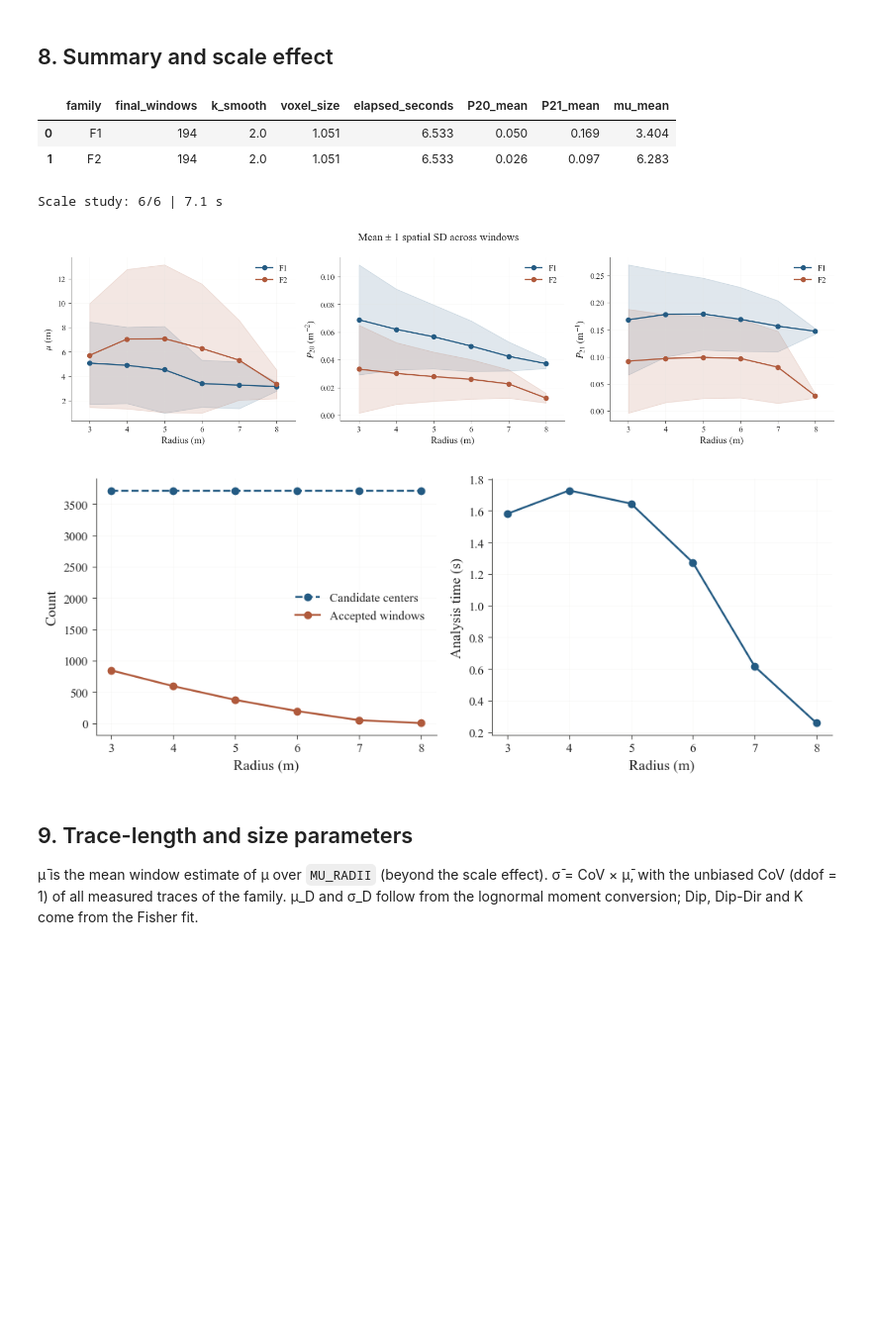
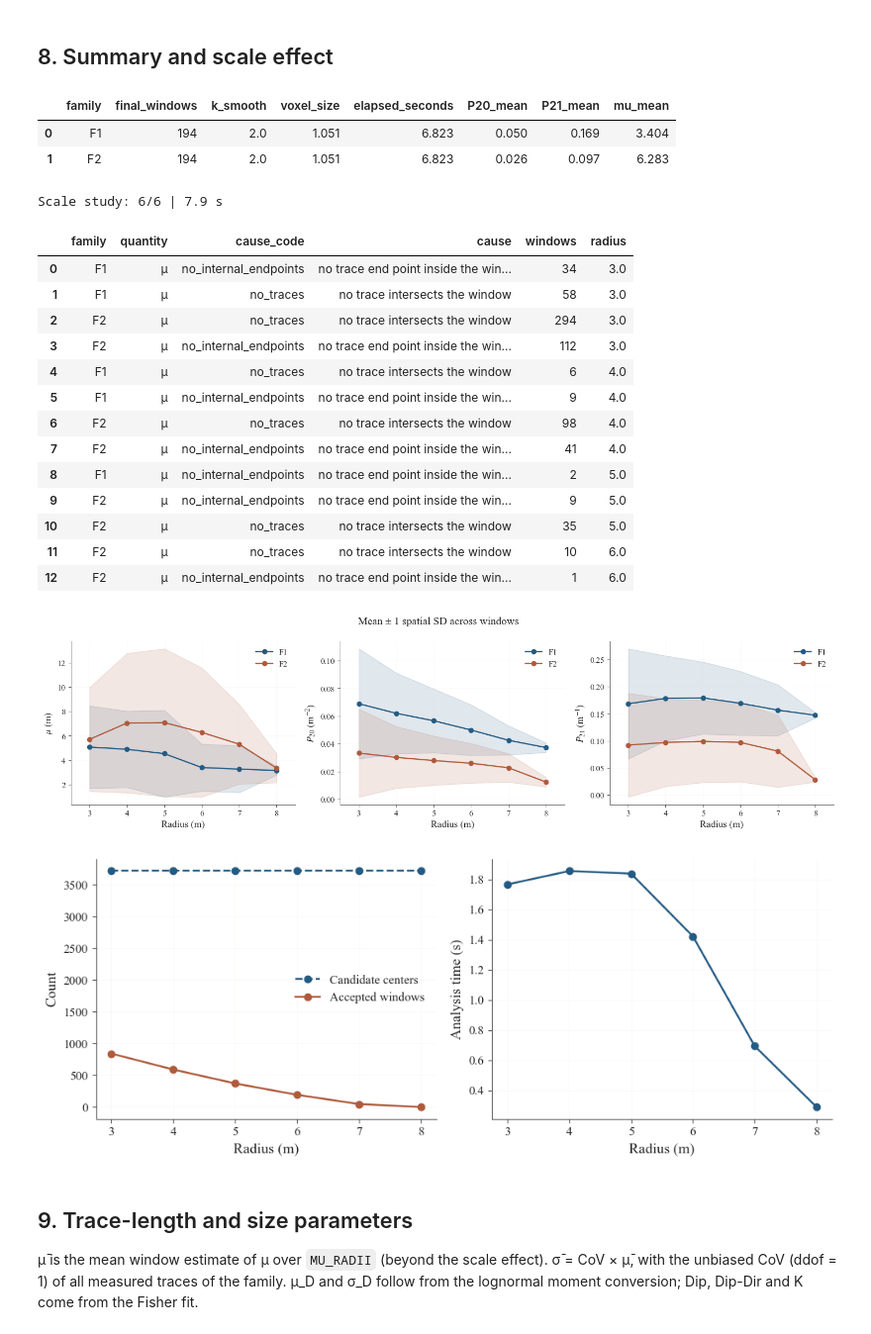
Before and after one commit to GaldinoMagalhaes/TM-Scan-Discontinuity-Analysis-library, a Jupyter notebook: case_studies/slope_01/case_study.ipynb, the cells around one changed output. Shown at 99% size. Drawn from its saved outputs; the diff is of its cells as text; code cells hidden in the pictures; blank space fills up the shorter version.

```diff
--- a/case_studies/slope_01/case_study.ipynb
+++ b/case_studies/slope_01/case_study.ipynb
@@ -176,17 +219,35 @@ roughness.plot();
 # %%
 columns = ["family", "final_windows", "k_smooth", "voxel_size", "elapsed_seconds", "P20_mean", "P21_mean", "mu_mean"]
 display(result.summary()[columns].round(3))
 
 study = tm.radius_study(data, SCALE_RADII, sampling=tm.Sampling(k_smooth=K_SMOOTH))
 tm.plot_study(study)
 tm.plot_sampling(study);
+
+undefined = pd.concat([run.undefined_summary().assign(radius=run.window.radius) for run in study.runs],
+                      ignore_index=True)
+display(undefined)                                          # undefined (NaN) estimates per radius and cause
 # %% [output]
 |  | family | final_windows | k_smooth | voxel_size | elapsed_seconds | P20_mean | P21_mean | mu_mean |
-| 0 | F1 | 194 | 2.0 | 1.051 | 6.533 | 0.050 | 0.169 | 3.404 |
-| 1 | F2 | 194 | 2.0 | 1.051 | 6.533 | 0.026 | 0.097 | 6.283 |
+| 0 | F1 | 194 | 2.0 | 1.051 | 6.823 | 0.050 | 0.169 | 3.404 |
+| 1 | F2 | 194 | 2.0 | 1.051 | 6.823 | 0.026 | 0.097 | 6.283 |
-Scale study: 6/6 | 7.1 s
+Scale study: 6/6 | 7.9 s
+|  | family | quantity | cause_code | cause | windows | radius |
+| 0 | F1 | μ | no_internal_endpoints | no trace end point inside the win... | 34 | 3.0 |
+| 1 | F1 | μ | no_traces | no trace intersects the window | 58 | 3.0 |
+| 2 | F2 | μ | no_traces | no trace intersects the window | 294 | 3.0 |
+| 3 | F2 | μ | no_internal_endpoints | no trace end point inside the win... | 112 | 3.0 |
+| 4 | F1 | μ | no_traces | no trace intersects the window | 6 | 4.0 |
+| 5 | F1 | μ | no_internal_endpoints | no trace end point inside the win... | 9 | 4.0 |
+| 6 | F2 | μ | no_traces | no trace intersects the window | 98 | 4.0 |
+| 7 | F2 | μ | no_internal_endpoints | no trace end point inside the win... | 41 | 4.0 |
+| 8 | F1 | μ | no_internal_endpoints | no trace end point inside the win... | 2 | 5.0 |
+| 9 | F2 | μ | no_internal_endpoints | no trace end point inside the win... | 9 | 5.0 |
+| 10 | F2 | μ | no_traces | no trace intersects the window | 35 | 5.0 |
+| 11 | F2 | μ | no_traces | no trace intersects the window | 10 | 6.0 |
+| 12 | F2 | μ | no_internal_endpoints | no trace end point inside the win... | 1 | 6.0 |
 [figure]
-[figure, old version]
+[figure, new version]
 # %% [markdown]
 ## 9. Trace-length and size parameters
 μ̄ is the mean window estimate of μ over `MU_RADII` (beyond the scale effect).
```
Also changed, not shown: parts of 7 cells of this notebook, 22 other files.
